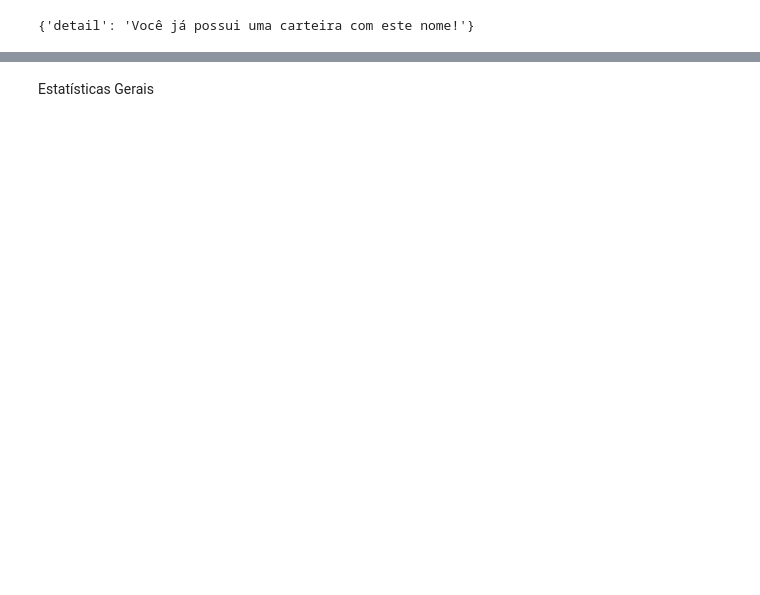
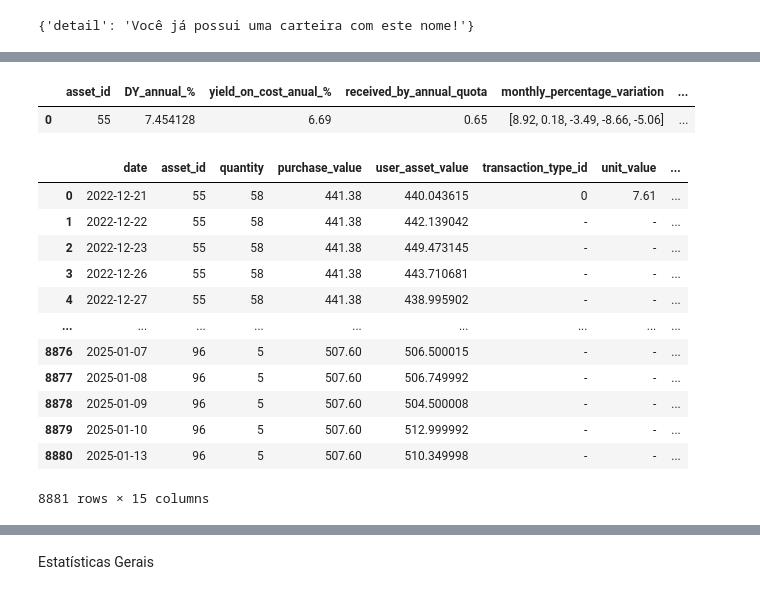
Before and after one commit to GuilhermeBranddao/investment_analyzer_api, a Jupyter notebook: portfolio_user.ipynb, the cells around one changed output, grey strips where cells are left out. Cells and saved outputs as stored; diff of their text form; code cells hidden in the pictures; blank space fills up the shorter version.

```diff
--- a/portfolio_user.ipynb
+++ b/portfolio_user.ipynb
@@ -153,0 +307,55 @@ response_transaction = response.json()
+# %%
+from concurrent.futures import ThreadPoolExecutor
+
+def generate_asset_analysis_report(asset_id):
+    response = requests.get(f"{API_URL}/portfolio/generate-asset-analysis-report/{asset_id}")
+    if not response.status_code == 200:
+        return {}
+
+    return response.json()
+
+
+# Define a função para ser executada em paralelo
+def generate_report(asset_id):
+
+    if not isinstance(asset_id, int):
+        print(asset_id)
+        return None
+
+    return generate_asset_analysis_report(asset_id)
+
+#df_response_transaction = get_transaction(1)
+
+# Usa ThreadPoolExecutor para paralelismo
+with ThreadPoolExecutor() as executor:
+    asset_reports = list(executor.map(generate_report, [55]))
+
+
+pd.DataFrame(asset_reports)
+# %% [output]
+|  | asset_id | DY_annual_% | yield_on_cost_anual_% | received_by_annual_quota | monthly_percentage_variation | ... |
+| 0 | 55 | 7.454128 | 6.69 | 0.65 | [8.92, 0.18, -3.49, -8.66, -5.06] | ... |
+# %%
+
+# Busca histórico de dividendos
+response = requests.get(f"{API_URL}/portfolio/history/{wallet_id}")
+if response.status_code == 200:
+    response_json = response.json()
+    df_historico_dividendos = pd.DataFrame(response_json)
+else:
+    print("Error")
+df_historico_dividendos
+# %% [output]
+|  | date | asset_id | quantity | purchase_value | user_asset_value | transaction_type_id | unit_value | ... |
+| 0 | 2022-12-21 | 55 | 58 | 441.38 | 440.043615 | 0 | 7.61 | ... |
+| 1 | 2022-12-22 | 55 | 58 | 441.38 | 442.139042 | - | - | ... |
+| 2 | 2022-12-23 | 55 | 58 | 441.38 | 449.473145 | - | - | ... |
+| 3 | 2022-12-26 | 55 | 58 | 441.38 | 443.710681 | - | - | ... |
+| 4 | 2022-12-27 | 55 | 58 | 441.38 | 438.995902 | - | - | ... |
+| ... | ... | ... | ... | ... | ... | ... | ... | ... |
+| 8876 | 2025-01-07 | 96 | 5 | 507.60 | 506.500015 | - | - | ... |
+| 8877 | 2025-01-08 | 96 | 5 | 507.60 | 506.749992 | - | - | ... |
+| 8878 | 2025-01-09 | 96 | 5 | 507.60 | 504.500008 | - | - | ... |
+| 8879 | 2025-01-10 | 96 | 5 | 507.60 | 512.999992 | - | - | ... |
+| 8880 | 2025-01-13 | 96 | 5 | 507.60 | 510.349998 | - | - | ... |
+8881 rows × 15 columns
```
Also changed, not shown: parts of 36 cells of this notebook, 10 other files.
